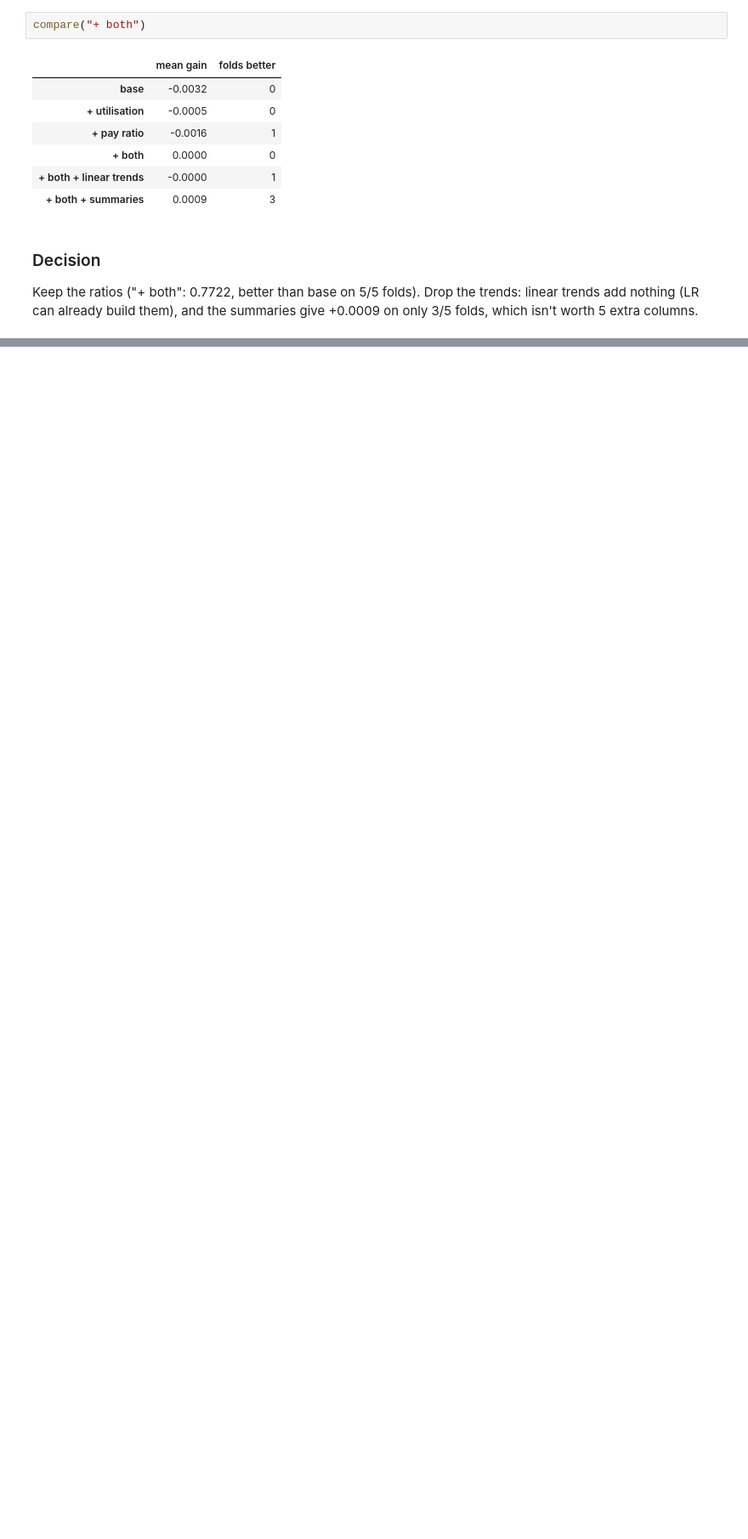
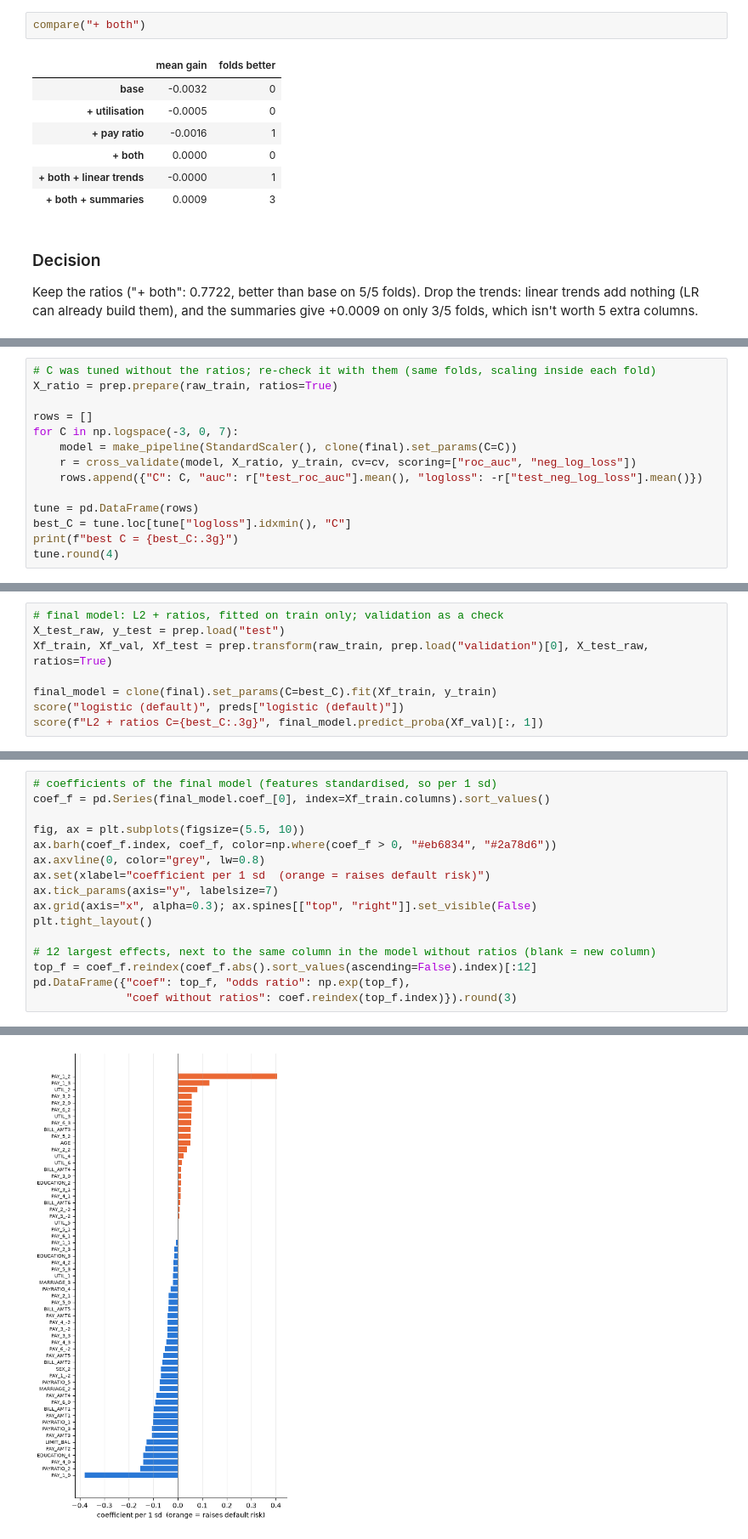
Before and after one commit to Oscar339/dst-sprint1, a Jupyter notebook: Oscar/02-logistic-regression.ipynb, the cells around one changed output, grey strips where cells are left out. Shown at 85% size. Drawn from its saved outputs; the diff is of its cells as text; blank space fills up the shorter version.

Commit message:
Oscar: logistic regression and SVM notebooks, report versions and logistic predictions
Co-Authored-By: Claude Opus 5.5 <noreply@anthropic.com>

```diff
--- a/Oscar/02-logistic-regression.ipynb
+++ b/Oscar/02-logistic-regression.ipynb
@@ -394,0 +397,14 @@ Keep the ratios ("+ both": 0.7722, better than base on 5/5 folds). Drop the tren
+# %%
+# C was tuned without the ratios; re-check it with them (same folds, scaling inside each fold)
+X_ratio = prep.prepare(raw_train, ratios=True)
+
+rows = []
+for C in np.logspace(-3, 0, 7):
+    model = make_pipeline(StandardScaler(), clone(final).set_params(C=C))
+    r = cross_validate(model, X_ratio, y_train, cv=cv, scoring=["roc_auc", "neg_log_loss"])
+    rows.append({"C": C, "auc": r["test_roc_auc"].mean(), "logloss": -r["test_neg_log_loss"].mean()})
+
+tune = pd.DataFrame(rows)
+best_C = tune.loc[tune["logloss"].idxmin(), "C"]
+print(f"best C = {best_C:.3g}")
+tune.round(4)
@@ -394,0 +421,8 @@ Keep the ratios ("+ both": 0.7722, better than base on 5/5 folds). Drop the tren
+# %%
+# final model: L2 + ratios, fitted on train only; validation as a check
+X_test_raw, y_test = prep.load("test")
+Xf_train, Xf_val, Xf_test = prep.transform(raw_train, prep.load("validation")[0], X_test_raw, ratios=True)
+
+final_model = clone(final).set_params(C=best_C).fit(Xf_train, y_train)
+score("logistic (default)", preds["logistic (default)"])
+score(f"L2 + ratios C={best_C:.3g}", final_model.predict_proba(Xf_val)[:, 1])
@@ -394,0 +445,17 @@ Keep the ratios ("+ both": 0.7722, better than base on 5/5 folds). Drop the tren
+# %%
+# coefficients of the final model (features standardised, so per 1 sd)
+coef_f = pd.Series(final_model.coef_[0], index=Xf_train.columns).sort_values()
+
+fig, ax = plt.subplots(figsize=(5.5, 10))
+ax.barh(coef_f.index, coef_f, color=np.where(coef_f > 0, "#eb6834", "#2a78d6"))
+ax.axvline(0, color="grey", lw=0.8)
+ax.set(xlabel="coefficient per 1 sd  (orange = raises default risk)")
+ax.tick_params(axis="y", labelsize=7)
+ax.grid(axis="x", alpha=0.3); ax.spines[["top", "right"]].set_visible(False)
+plt.tight_layout()
+
+# 12 largest effects, next to the same column in the model without ratios (blank = new column)
+top_f = coef_f.reindex(coef_f.abs().sort_values(ascending=False).index)[:12]
+pd.DataFrame({"coef": top_f, "odds ratio": np.exp(top_f),
+              "coef without ratios": coef.reindex(top_f.index)}).round(3)
+# %% [output]
@@ -394,0 +475 @@ Keep the ratios ("+ both": 0.7722, better than base on 5/5 folds). Drop the tren
+[figure, added]
```
Also changed, not shown: parts of 8 cells of this notebook, 4 other files.
